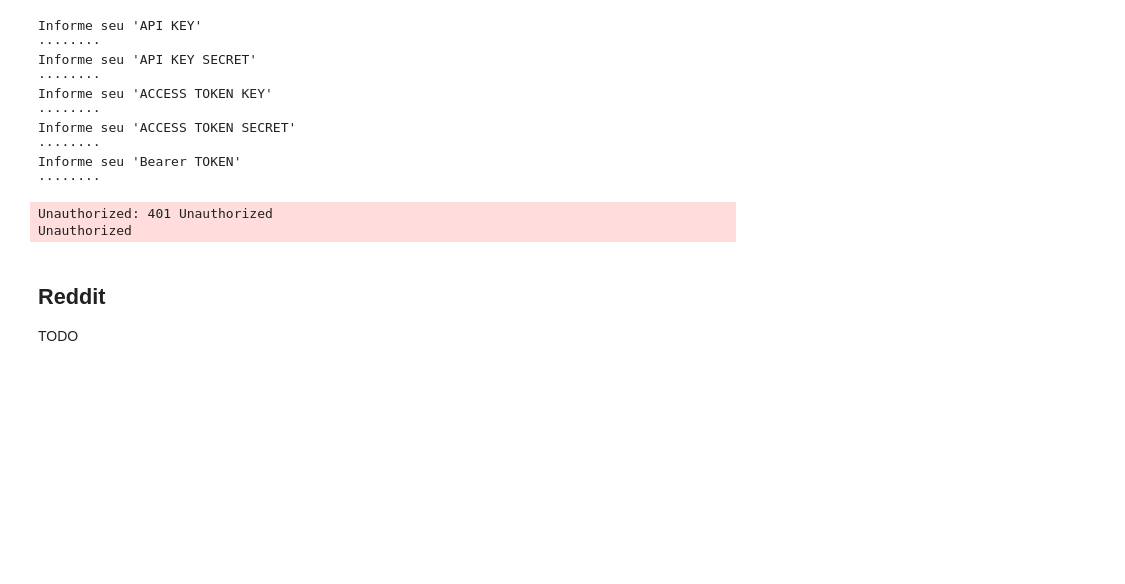
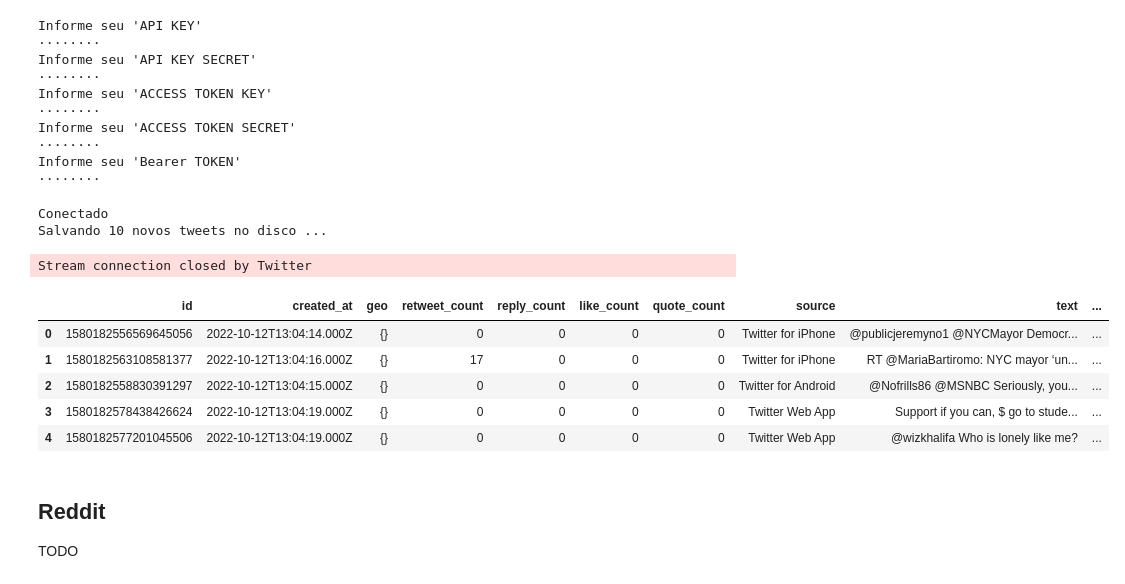
Before and after one commit to webmedia2022-nlp/course-code, a Jupyter notebook: NLP_WebMedia2022.ipynb, the cells around one changed output. Cells and saved outputs as stored; diff of their text form; code cells hidden in the pictures; blank space fills up the shorter version.

```diff
--- a/NLP_WebMedia2022.ipynb
+++ b/NLP_WebMedia2022.ipynb
@@ -119,17 +142,24 @@ Informe seu 'Bearer TOKEN'
 # %%
 # collect tweets
 df_tweets = ExtracaoDados().twitter(
     twitter_consumer_key,
     twitter_consumer_secret,
     twitter_access_token_key,
     twitter_access_token_secret,
     twitter_bearer_token
 )
 
-df_tweets.tail()
+df_tweets.head()
 # %% [output]
-Unauthorized: 401 Unauthorized
-Unauthorized
+Conectado
+Salvando 10 novos tweets no disco ...
+Stream connection closed by Twitter
+|  | id | created_at | geo | retweet_count | reply_count | like_count | quote_count | source | text | ... |
+| 0 | 1580182556569645056 | 2022-10-12T13:04:14.000Z | {} | 0 | 0 | 0 | 0 | Twitter for iPhone | @publicjeremyno1 @NYCMayor Democr... | ... |
+| 1 | 1580182563108581377 | 2022-10-12T13:04:16.000Z | {} | 17 | 0 | 0 | 0 | Twitter for iPhone | RT @MariaBartiromo: NYC mayor ‘un... | ... |
+| 2 | 1580182558830391297 | 2022-10-12T13:04:15.000Z | {} | 0 | 0 | 0 | 0 | Twitter for Android | @Nofrills86 @MSNBC Seriously, you... | ... |
+| 3 | 1580182578438426624 | 2022-10-12T13:04:19.000Z | {} | 0 | 0 | 0 | 0 | Twitter Web App | Support if you can, $ go to stude... | ... |
+| 4 | 1580182577201045506 | 2022-10-12T13:04:19.000Z | {} | 0 | 0 | 0 | 0 | Twitter Web App | @wizkhalifa Who is lonely like me? | ... |
 # %% [markdown]
 ## Reddit
 
```
Also changed, not shown: parts of 22 cells of this notebook, 4 other files.
